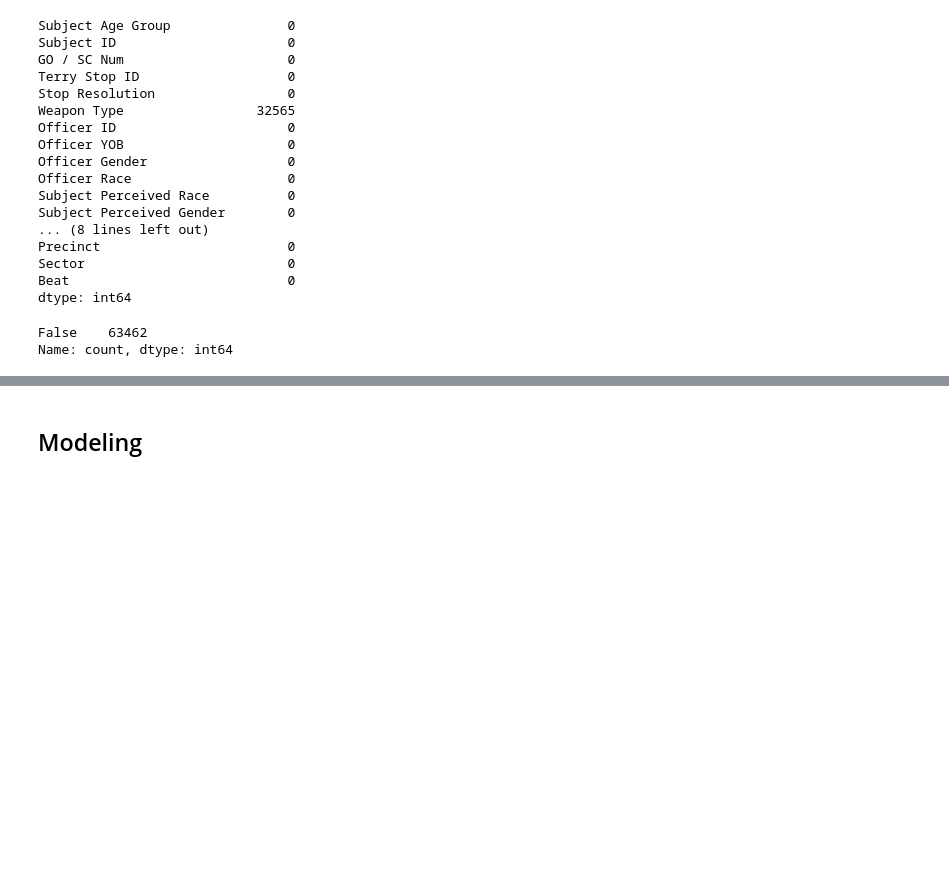
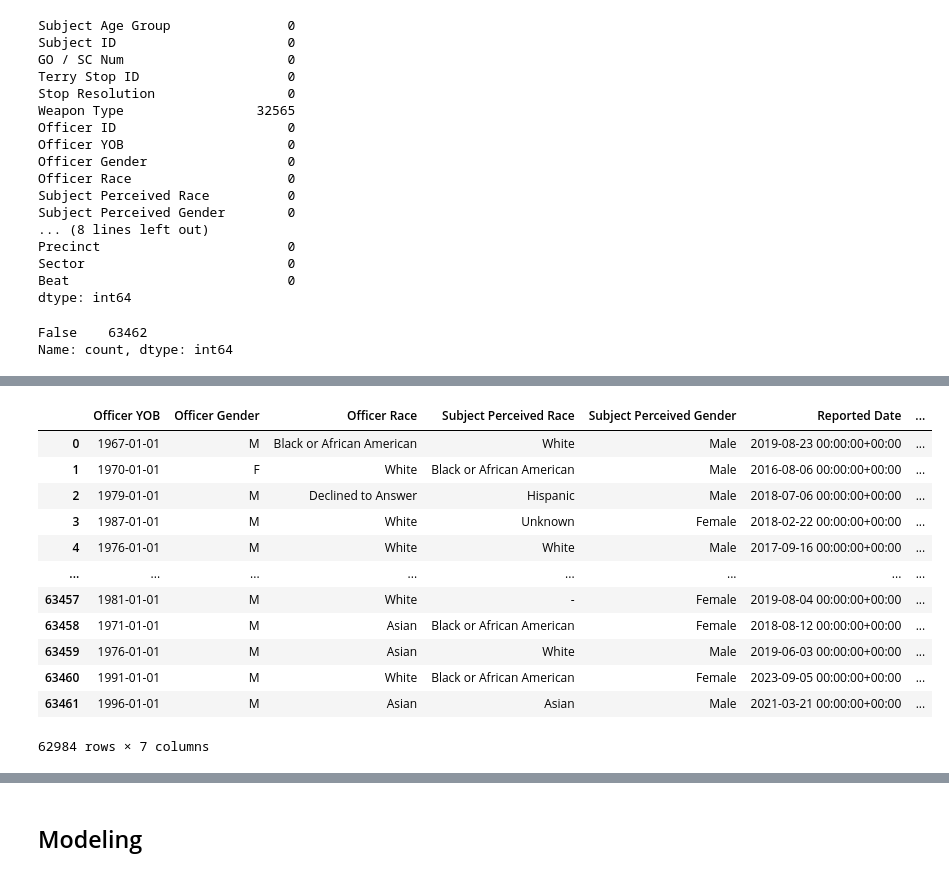
Before and after one commit to Tintin-dataObsessed/terry-stop-legal-analysis, a Jupyter notebook: index.ipynb, the cells around one changed output, grey strips where cells are left out. Drawn from its saved outputs; the diff is of its cells as text; code cells hidden in the pictures; blank space fills up the shorter version.

```diff
--- a/index.ipynb
+++ b/index.ipynb
@@ -125,0 +202,21 @@ memory usage: 11.1+ MB
+# %%
+#To delete
+num_cols = df.shape[1]
+start = num_cols // 3
+end = 2 * (num_cols // 3)
+middle_df = df.iloc[:, start:end]
+middle_df
+# %% [output]
+|  | Officer YOB | Officer Gender | Officer Race | Subject Perceived Race | Subject Perceived Gender | Reported Date | ... |
+| 0 | 1967-01-01 | M | Black or African American | White | Male | 2019-08-23 00:00:00+00:00 | ... |
+| 1 | 1970-01-01 | F | White | Black or African American | Male | 2016-08-06 00:00:00+00:00 | ... |
+| 2 | 1979-01-01 | M | Declined to Answer | Hispanic | Male | 2018-07-06 00:00:00+00:00 | ... |
+| 3 | 1987-01-01 | M | White | Unknown | Female | 2018-02-22 00:00:00+00:00 | ... |
+| 4 | 1976-01-01 | M | White | White | Male | 2017-09-16 00:00:00+00:00 | ... |
+| ... | ... | ... | ... | ... | ... | ... | ... |
+| 63457 | 1981-01-01 | M | White | - | Female | 2019-08-04 00:00:00+00:00 | ... |
+| 63458 | 1971-01-01 | M | Asian | Black or African American | Female | 2018-08-12 00:00:00+00:00 | ... |
+| 63459 | 1976-01-01 | M | Asian | White | Male | 2019-06-03 00:00:00+00:00 | ... |
+| 63460 | 1991-01-01 | M | White | Black or African American | Female | 2023-09-05 00:00:00+00:00 | ... |
+| 63461 | 1996-01-01 | M | Asian | Asian | Male | 2021-03-21 00:00:00+00:00 | ... |
+62984 rows × 7 columns
```
Also changed, not shown: parts of 28 cells of this notebook, 1 other file.
